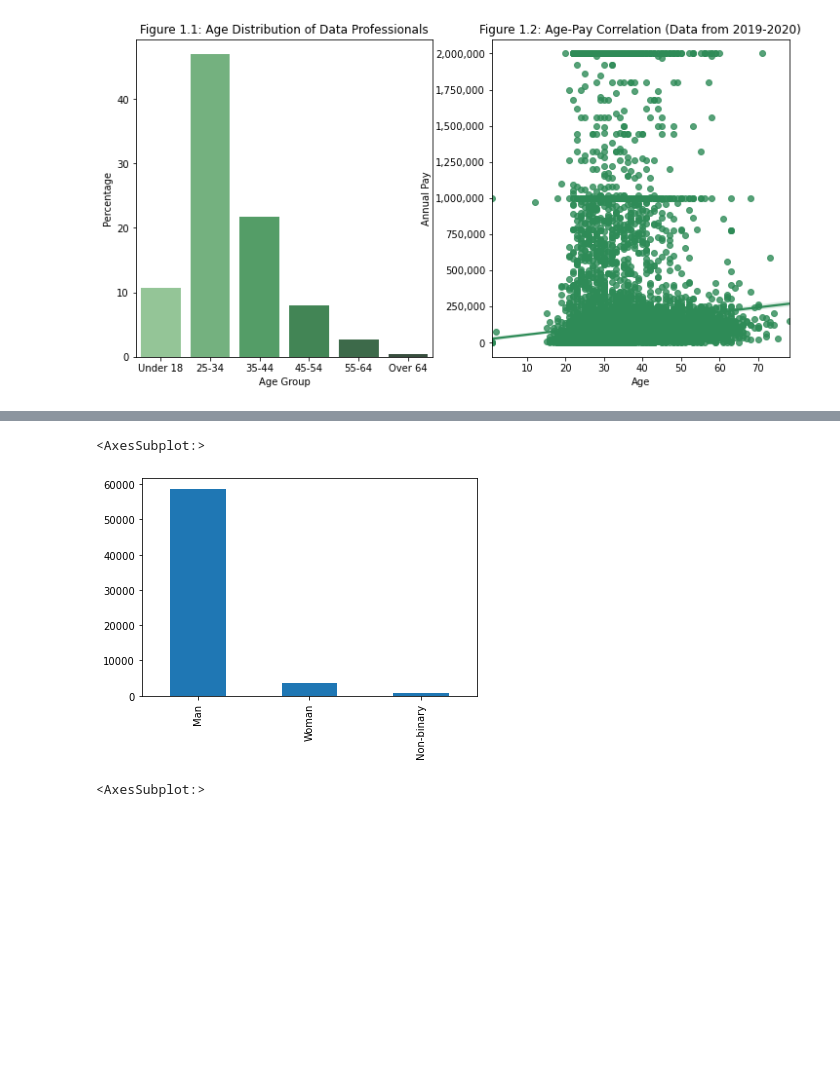
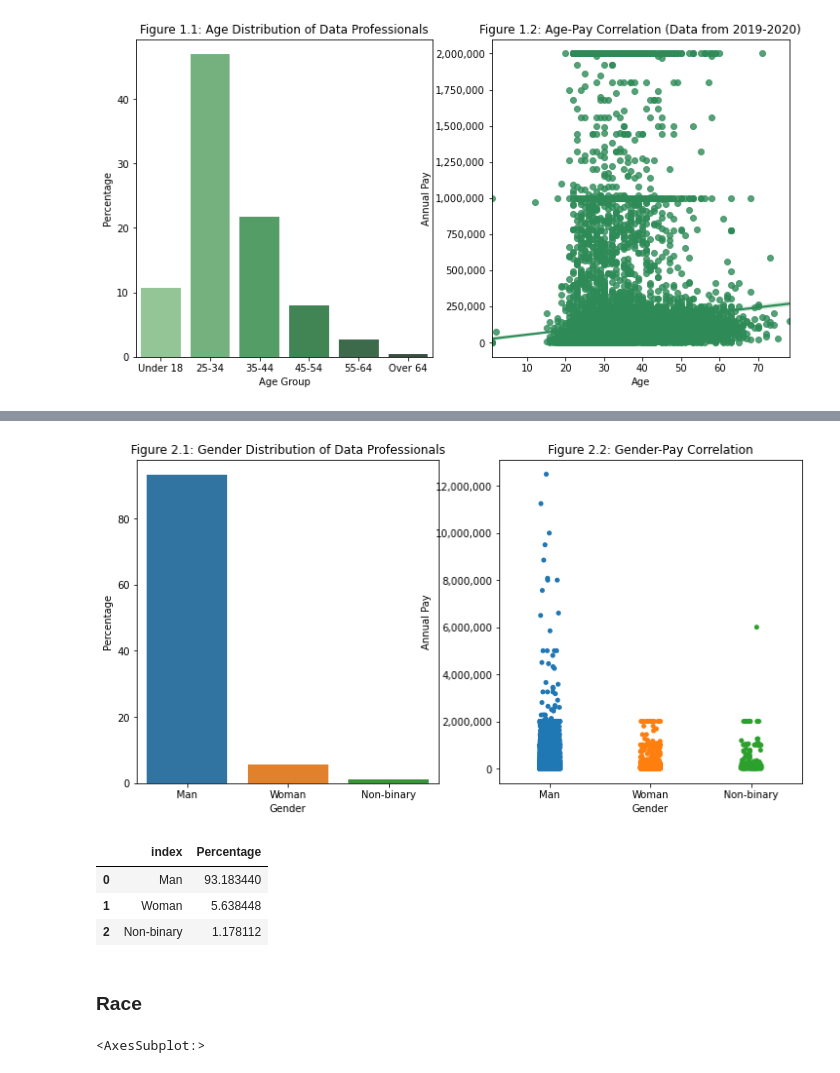
Before and after one commit to potatokim/data-science-demographics-visuals, a Jupyter notebook: main.ipynb, the cells around one changed output, grey strips where cells are left out. Saved outputs shown, nothing was run; the diff lists cells and outputs as text; code cells hidden in the pictures; blank space fills up the shorter version.

Commit message:
finished gender

```diff
--- a/main.ipynb
+++ b/main.ipynb
@@ -326,0 +324,5 @@ Figure 1.1 shows that young people make up a large percentage of data scientists
+# %%
+# Common helpers
+def format_pay_axis(ax):
+    ax.get_yaxis().set_major_formatter(
+    matplotlib.ticker.FuncFormatter(lambda x, p: format(int(x), ',')))
@@ -360,8 +368,34 @@ age_axes[1].get_yaxis().set_major_formatter(
 # %%
 # Gender
-dist_gender = data[GENDER].value_counts(dropna=True)
-dist_gender.plot.bar()
+gender_fig, gender_axes = plt.subplots(1, 2, figsize=(12, 6))
+
+# Plot gender distribution
+gender_dist = data[GENDER].value_counts(dropna=True)
+total_count = gender_dist.sum()
+gender_dist = (gender_dist / total_count * 100).rename('Percentage').reset_index()
+
+gender_plot = sns.barplot(ax=gender_axes[0],
+                          x='index',
+                          y='Percentage',
+                          data=gender_dist)
+gender_plot.set(xlabel='Gender', title='Figure 2.1: Gender Distribution of Data Professionals')
+
+# Plot correlation
+gender_pay_data = data.loc[:, [GENDER, PAY]].dropna()
+gender_pay_data.rename(columns={PAY: 'Annual Pay'}, inplace=True)
+
+gender_pay_plot = sns.stripplot(ax=gender_axes[1], x='Gender', y='Annual Pay', data=gender_pay_data)
+gender_pay_plot.set(xlabel='Gender', title='Figure 2.2: Gender-Pay Correlation')
+format_pay_axis(gender_axes[1])
 # %% [output]
-<AxesSubplot:>
-[figure, old version]
+[figure, new version]
+# %%
+gender_dist
+# %% [output]
+|  | index | Percentage |
+| 0 | Man | 93.183440 |
+| 1 | Woman | 5.638448 |
+| 2 | Non-binary | 1.178112 |
+# %% [markdown]
+### Race
 # %%
```
Also changed, not shown: parts of 25 cells of this notebook.
